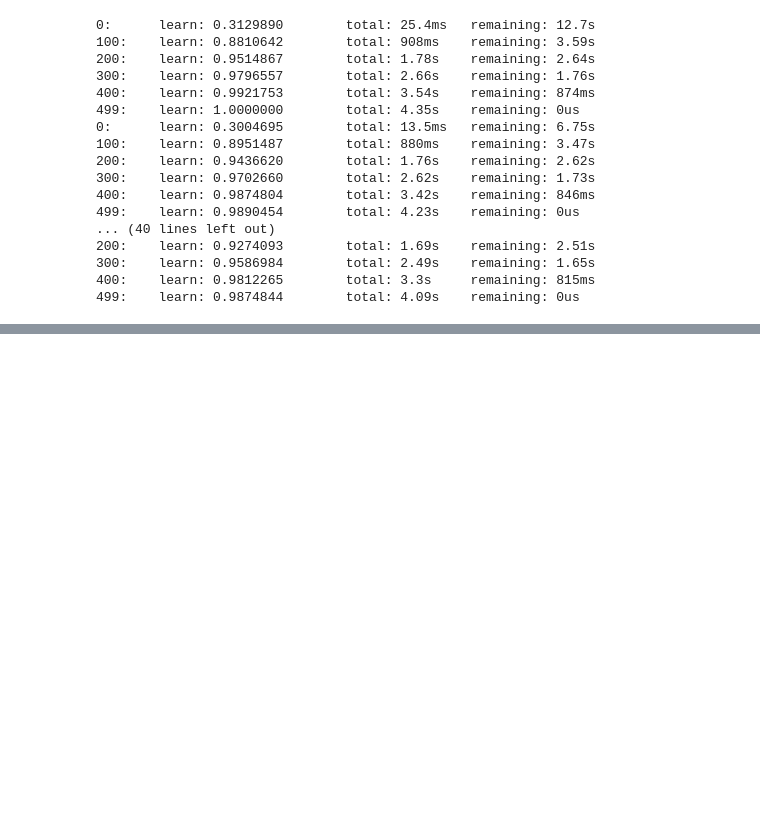
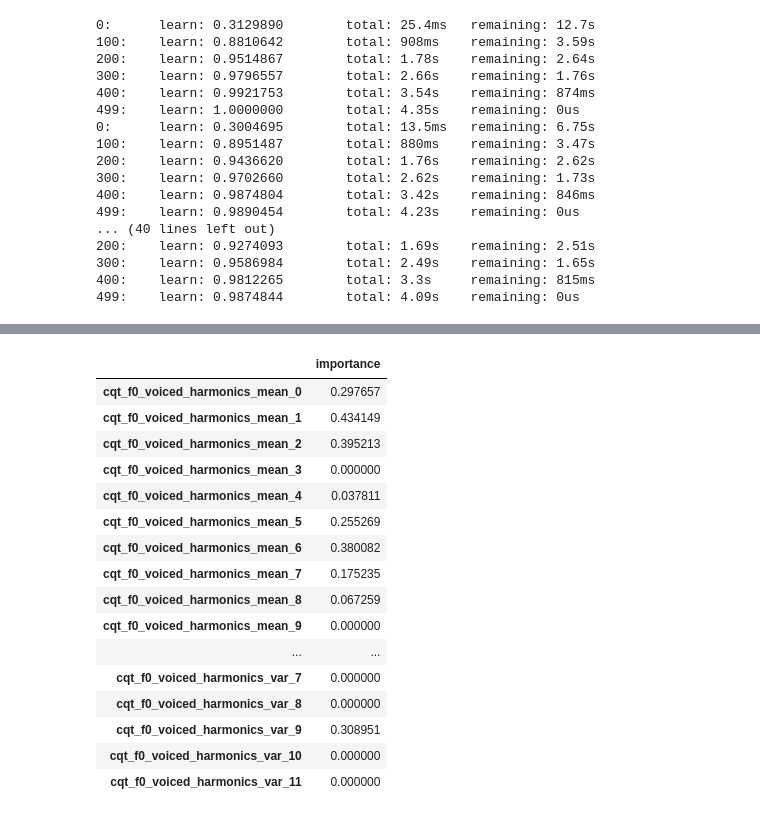
Before and after one commit to dmitrysluch/ariel-tds-music-genre, a Jupyter notebook: genre_detenction_ext.ipynb, the cells around one changed output, grey strips where cells are left out. Drawn from its saved outputs; the diff is of its cells as text; code cells hidden in the pictures; blank space fills up the shorter version.

```diff
--- a/genre_detenction_ext.ipynb
+++ b/genre_detenction_ext.ipynb
@@ -1421,0 +1444,24 @@ model, acc = train_and_evaluate_catboost(
+# %%
+features = ['rms', 'bpm', 'zero_crossing_rate_mean',
+    'mel48_freq_mean', 'mel48_freq_var',
+    'cqt_harmonic_mean', 'cqt_harmonic_freq_mean', 'cqt_harmonic_freq_var',
+    'cqt_percussive_mean', 'cqt_percussive_freq_mean', 'cqt_percussive_freq_var',
+    'mfcc_quef_mean', 'mfcc_quef_var',
+    'spectral_centroid_mean', 'spectral_centroid_var',
+    'cqt_chroma_freq_mean', 'cqt_chroma_freq_var',
+    'cqt_harmonic_chroma_freq_mean', 'cqt_harmonic_chroma_freq_var',
+    'rolloff_mean', 'rolloff_var',
+    'bandwidth_mean', 'bandwidth_var',
+    'percept_freq_mean', 'percept_freq_var',
+    'zero_crossing_rate_mean',
+    'voiced_f0_mean', 'voiced_f0_var', 'voiced_percent',
+    'cqt_f0_voiced_harmonics_var', 'cqt_f0_voiced_harmonics_mean'
+    ]
+
+column_names = E_train.get_columns(features)
+mask = np.array([x not in bad_feats for x in column_names])
+
+model, acc = train_and_evaluate_catboost(
+    X=E_train.numpy(features)[:, mask],
+    y=y_train.to_numpy(),
+)
@@ -1421,0 +1486,25 @@ model, acc = train_and_evaluate_catboost(
+# %%
+new = E_train.get_columns(['cqt_f0_voiced_harmonics_mean', 'cqt_f0_voiced_harmonics_var'])
+pd.DataFrame(
+    data=model.feature_importances_,
+    index=np.array(E_train.get_columns(features))[mask],
+    columns=['importance']
+).loc[new]
+# %% [output]
+|  | importance |
+| cqt_f0_voiced_harmonics_mean_0 | 0.297657 |
+| cqt_f0_voiced_harmonics_mean_1 | 0.434149 |
+| cqt_f0_voiced_harmonics_mean_2 | 0.395213 |
+| cqt_f0_voiced_harmonics_mean_3 | 0.000000 |
+| cqt_f0_voiced_harmonics_mean_4 | 0.037811 |
+| cqt_f0_voiced_harmonics_mean_5 | 0.255269 |
+| cqt_f0_voiced_harmonics_mean_6 | 0.380082 |
+| cqt_f0_voiced_harmonics_mean_7 | 0.175235 |
+| cqt_f0_voiced_harmonics_mean_8 | 0.067259 |
+| cqt_f0_voiced_harmonics_mean_9 | 0.000000 |
+| ... | ... |
+| cqt_f0_voiced_harmonics_var_7 | 0.000000 |
+| cqt_f0_voiced_harmonics_var_8 | 0.000000 |
+| cqt_f0_voiced_harmonics_var_9 | 0.308951 |
+| cqt_f0_voiced_harmonics_var_10 | 0.000000 |
+| cqt_f0_voiced_harmonics_var_11 | 0.000000 |
```
Also changed, not shown: parts of 55 cells of this notebook, 1 other file.
